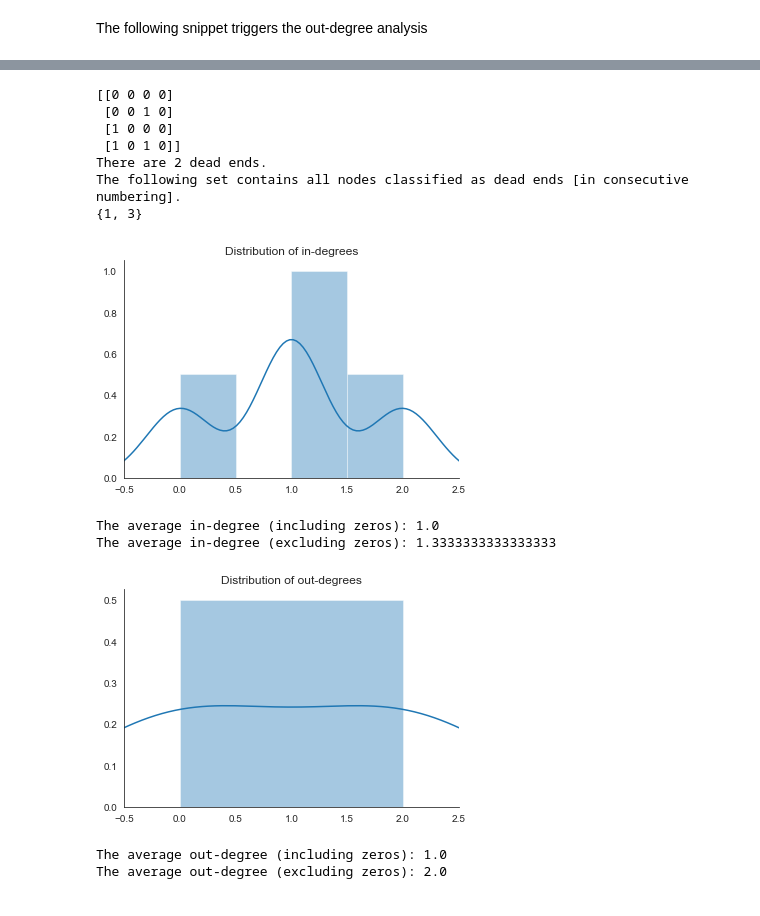
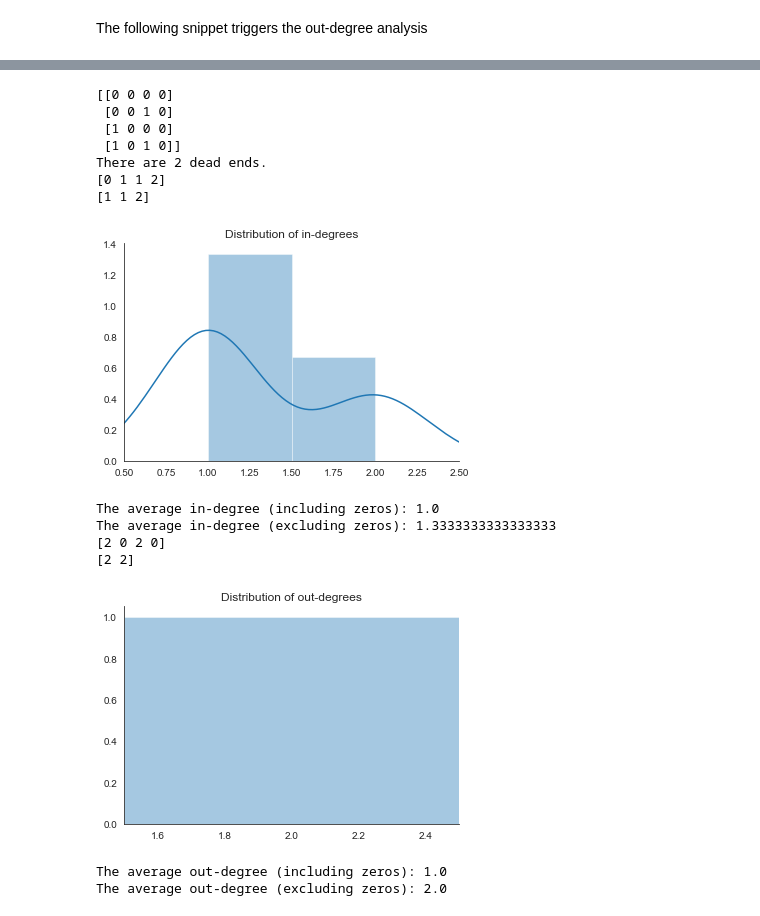
Before and after one commit to Stvdputten/AIDM, a Jupyter notebook: AIDM3/eda.ipynb, the cells around one changed output, grey strips where cells are left out. Saved outputs shown, nothing was run; the diff lists cells and outputs as text; code cells hidden in the pictures.

Commit message:
Tested on larger data set -> stored results. Added ability to ignore zeros in plot

```diff
--- a/AIDM3/eda.ipynb
+++ b/AIDM3/eda.ipynb
@@ -49,6 +50,8 @@ In order to do this the function uses the following parameters:
 # %%
-def plot_distribution(data,title='distribution'):
-    data = data.toarray()
+def plot_distribution(data,title='distribution',ignore_zeros=True):
+    data = data.toarray()[0]
+    if ignore_zeros:
+        data = data[data!=0]
 #     print(data)
     plt.title(title)
 #     print(data.min(),data.max())
@@ -129,5 +133,5 @@ In order to do this the function uses the following parameters:
 # %%
-def analyze_dead_ends(data):
+def analyze_dead_ends(data,print_set=False):
     dead_ends = compute_dead_ends_set(data)
     count_dead_ends = len(dead_ends)
     if count_dead_ends == 0:
@@ -136,10 +140,10 @@ def analyze_dead_ends(data):
     # TODO convert consecutive numbering to original number
     if count_dead_ends == 1:
         print("There is 1 dead end.")
-        print("The following node is classified as a dead end [in consecutive numbering].")
     else:
         print("There are "+str(len(dead_ends))+" dead ends.")
+    if print_set:
         print("The following set contains all nodes classified as dead ends [in consecutive numbering].")
-    print(dead_ends)
+        print(dead_ends)
 # %% [markdown]
 The following snippet triggers the dead end analysis
@@ -160,9 +164,9 @@ In order to do this the function uses the following parameters:
 # %%
-def analyze_in_degrees(data):
+def analyze_in_degrees(data,ignore_zeros_plot = True):
     in_degrees = compute_x_degrees(data, 'in')
 
     # Distribution
-    plot_distribution(in_degrees,title='Distribution of in-degrees')
+    plot_distribution(in_degrees,title='Distribution of in-degrees',ignore_zeros=ignore_zeros_plot)
 
     # Averages
     average_zero = compute_average(in_degrees,ignore_zero=False)
@@ -188,9 +194,9 @@ In order to do this the function uses the following parameters:
 # %%
-def analyze_out_degrees(data):
+def analyze_out_degrees(data,ignore_zeros_plot = True):
     out_degrees = compute_x_degrees(data,'out')
 
     # Distribution
-    plot_distribution(out_degrees,title='Distribution of out-degrees')
+    plot_distribution(out_degrees,title='Distribution of out-degrees',ignore_zeros=ignore_zeros_plot)
 
     # Averages
     average_zero = compute_average(out_degrees,ignore_zero=False)
@@ -221,22 +227,24 @@ max_c = 4
 temp_data = csr_matrix((d,(r,c)), shape=(max_c, max_c), dtype=np.uint16)
 scipy.sparse.save_npz('simple_data',temp_data)
 # %%
-data = load_prepped_data('simple_data.npz')
-print(data.todense())
-analyze_dead_ends(data)
-analyze_in_degrees(data)
-analyze_out_degrees(data)
+simple_data = load_prepped_data('simple_data.npz')
+print(simple_data.todense())
+analyze_dead_ends(simple_data)
+analyze_in_degrees(simple_data)
+analyze_out_degrees(simple_data)
 # %% [output]
 [[0 0 0 0]
  [0 0 1 0]
  [1 0 0 0]
  [1 0 1 0]]
 There are 2 dead ends.
-The following set contains all nodes classified as dead ends [in consecutive numbering].
-{1, 3}
+[0 1 1 2]
+[1 1 2]
-[figure, old version]
+[figure, new version]
 The average in-degree (including zeros): 1.0
 The average in-degree (excluding zeros): 1.3333333333333333
+[2 0 2 0]
+[2 2]
-[figure, old version]
+[figure, new version]
 The average out-degree (including zeros): 1.0
 The average out-degree (excluding zeros): 2.0
```
Also changed, not shown: parts of 11 cells of this notebook.
